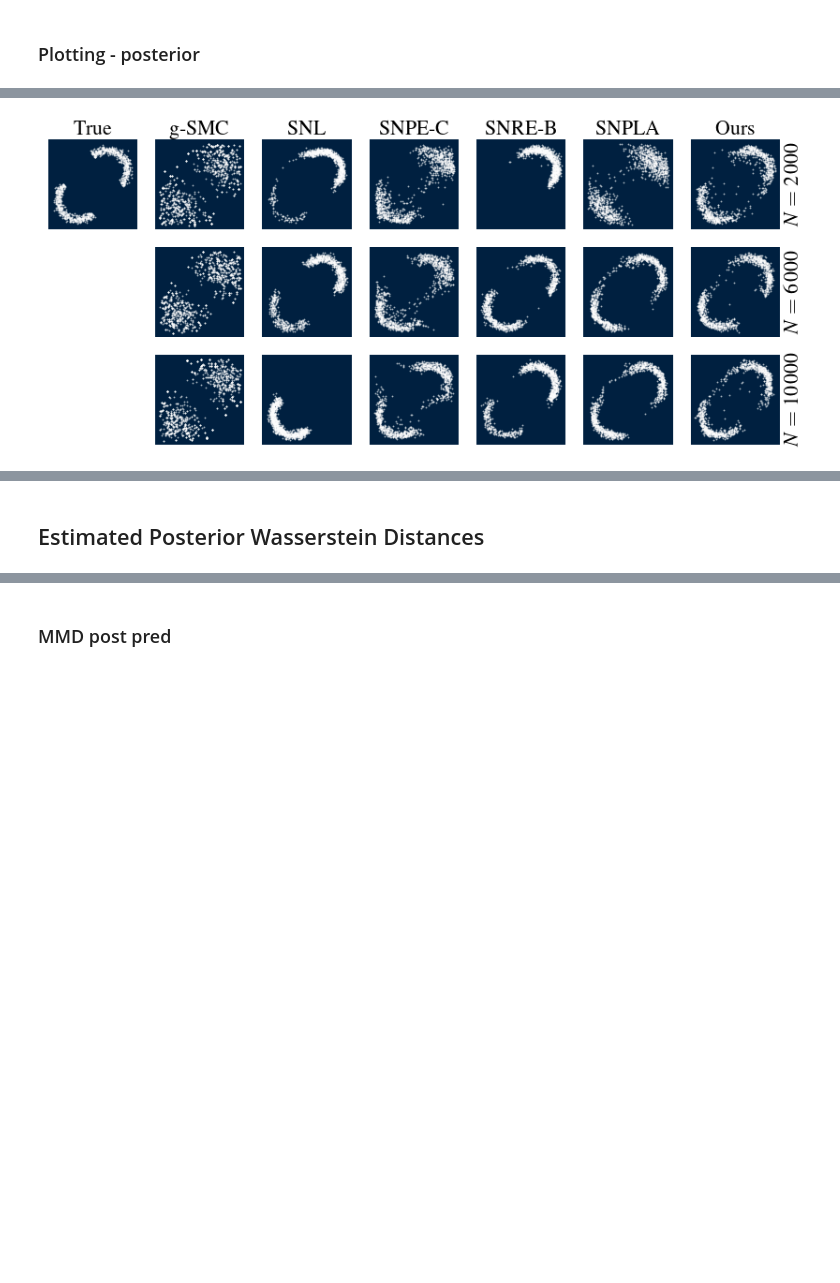
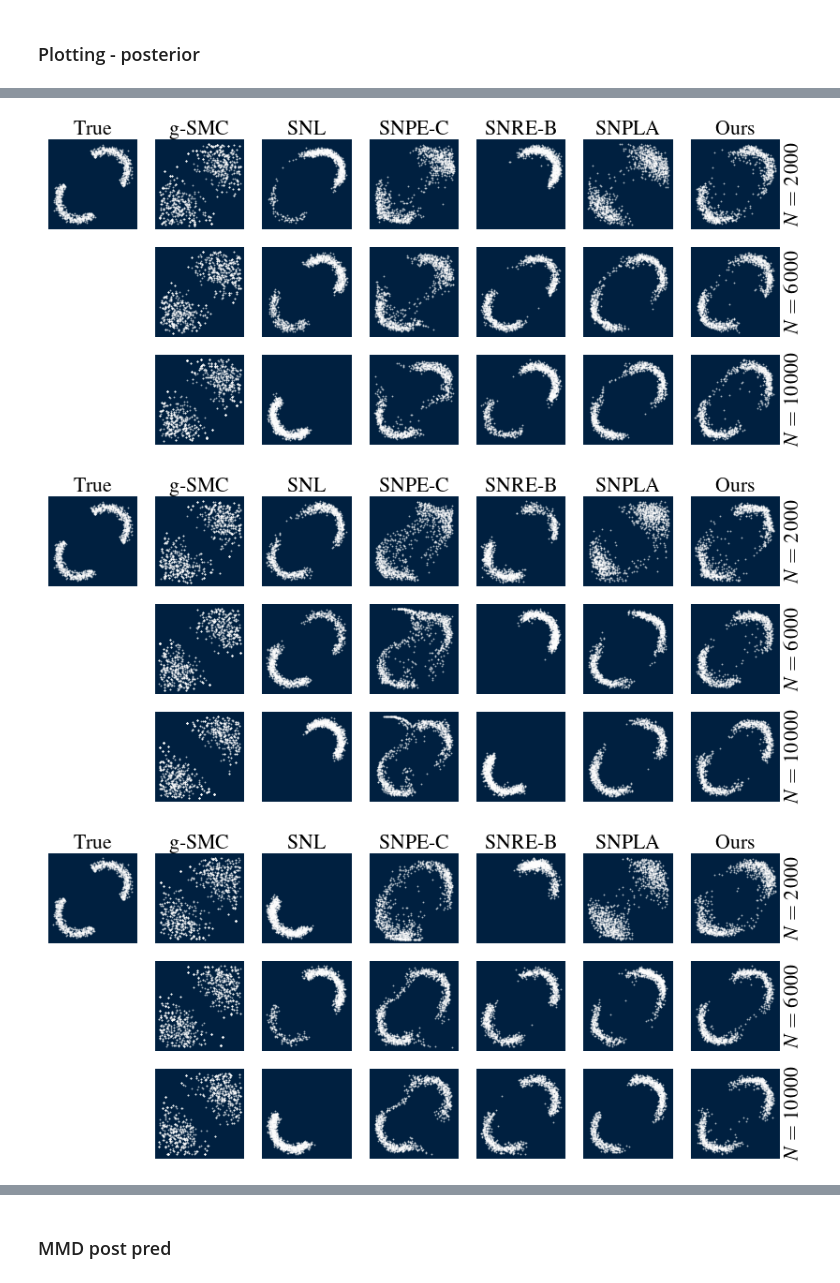
Before and after one commit to bayesflow-org/JANA-Paper, a Jupyter notebook: experiments/two_moons_comparison/evaluation.ipynb, the cells around one changed output, grey strips where cells are left out. Drawn from its saved outputs; the diff is of its cells as text; code cells hidden in the pictures; blank space fills up the shorter version.

```diff
--- a/experiments/two_moons_comparison/evaluation.ipynb
+++ b/experiments/two_moons_comparison/evaluation.ipynb
@@ -292,31 +296,33 @@ def plot_twomoons_posterior(data_seed = 0, save_plot=False):
 
     axes[0][0].set_title("True",fontsize=label_fontsize)
     axes[0][1].set_title("g-SMC",fontsize=label_fontsize)
     axes[0][2].set_title("SNL",fontsize=label_fontsize)
     axes[0][3].set_title("SNPE-C",fontsize=label_fontsize)
     axes[0][4].set_title("SNRE-B",fontsize=label_fontsize)
     axes[0][5].set_title("SNPLA",fontsize=label_fontsize)
     axes[0][6].set_title("Ours",fontsize=label_fontsize)
 
     axes[0][6].set_ylabel(r'$N = 2\,000$',fontsize=label_fontsize)
     axes[0][6].yaxis.set_label_position("right")
 
     axes[1][6].set_ylabel(r'$N = 6\,000$',fontsize=label_fontsize)
     axes[1][6].yaxis.set_label_position("right")
 
     axes[2][6].set_ylabel(r'$N = 10\,000$',fontsize=label_fontsize)
     axes[2][6].yaxis.set_label_position("right")
 
 
     if save_plot:
         plt.savefig("plots/tm_posterior_" + str(data_seed) + ".pdf",
                     bbox_inches="tight")
 
-for data_seed in range(5):
+for data_seed in range(10):
     plot_twomoons_posterior(data_seed = data_seed, save_plot=True)
 # %% [output]
 [figure]
 [figure]
 [figure]
 [figure]
 [figure]
+[figure, added]
+[figure, added]
@@ -327,2 +331,0 @@ for i in range(5):
-# %% [markdown]
-## Estimated Posterior Wasserstein Distances
```
Also changed, not shown: parts of 48 cells of this notebook.
